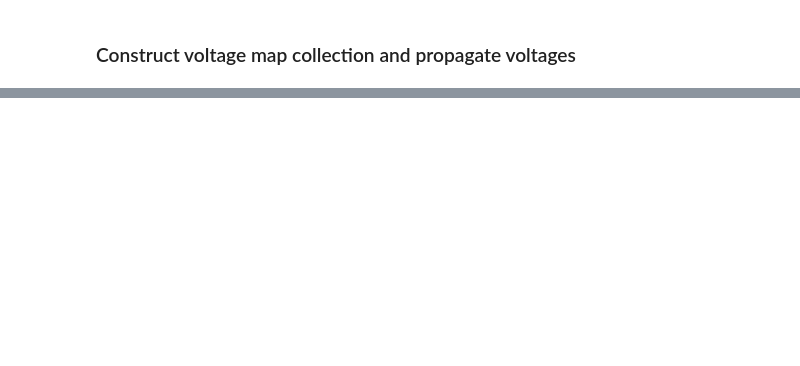
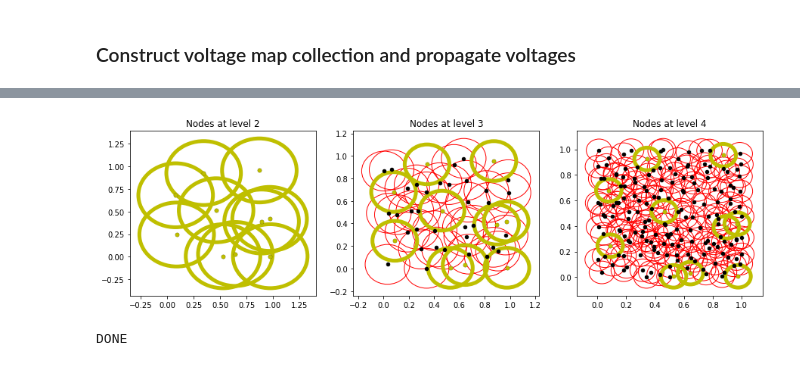
Before and after one commit to AndOslandsbotn/Multi-res-voltage-prop-exp, a Jupyter notebook: Test_voltage_map_collection_class_2DunitSquare.ipynb, the cells around one changed output, grey strips where cells are left out. Drawn from its saved outputs; the diff is of its cells as text; code cells hidden in the pictures; blank space fills up the shorter version.

```diff
--- a/Test_voltage_map_collection_class_2DunitSquare.ipynb
+++ b/Test_voltage_map_collection_class_2DunitSquare.ipynb
@@ -83,0 +97,31 @@ Number of centers lvl 5 = 464
+# %%
+%matplotlib inline
+epsilon_reduce_factor = 2
+indices = [0, 1]
+centers_dict = epsilon_cover_factory.get_centers()
+
+fig, axes = plt.subplots(1, 3, figsize=(15, 4))
+for i, lvl in enumerate(range(2, 5)):
+    centers = np.array(centers_dict[lvl])
+    sources = centers[source_indices[lvl]]
+
+    radius = init_radius / (epsilon_reduce_factor ** lvl)
+    for center in centers:
+        axes[i].set_title(f'Nodes at level {lvl}')
+        axes[i].add_patch(plt.Circle(tuple([center[indices[0]], center[indices[1]]]),
+                                    radius=radius, color='r', fill=False))
+        axes[i].scatter(center[indices[0]], center[indices[1]], s=20, c='k', marker='o', zorder=2)
+    for source in sources:
+        axes[i].add_patch(plt.Circle(tuple([source[indices[0]], source[indices[1]]]),
+                                    radius=radius, color='y', fill=False, linewidth=5))
+        axes[i].scatter(source[indices[0]], source[indices[1]], s=20, c='y', marker='o', zorder=2)
+plt.show()
+# %% [output]
+[figure, added]
+# %%
+for lvl in range(start_lvl, max_lvl):
+    voltage_map_collections[lvl] = VoltageMapCollection(epsilon_cover[lvl], source_indices[lvl])
+    voltage_map_collections[lvl].propagate_voltage_maps()
+print("DONE")
+# %% [output]
+DONE
```
Also changed, not shown: parts of 9 cells of this notebook, 8 other files.
